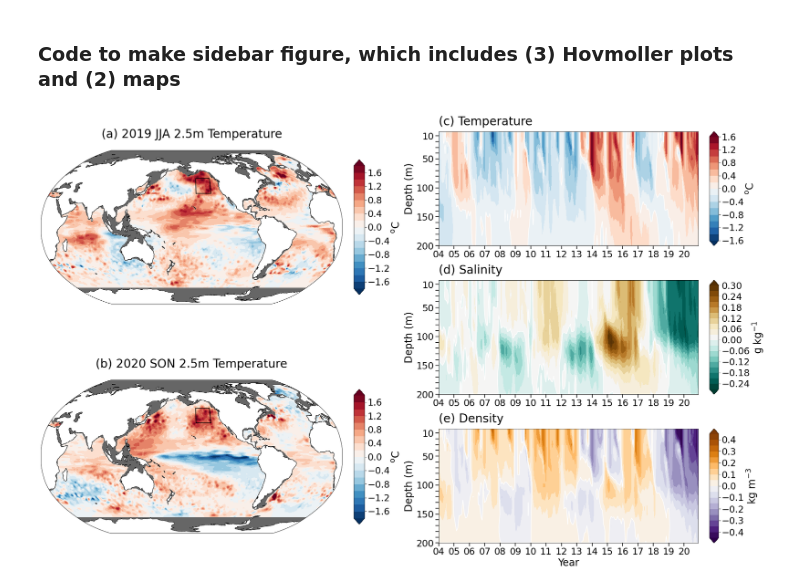
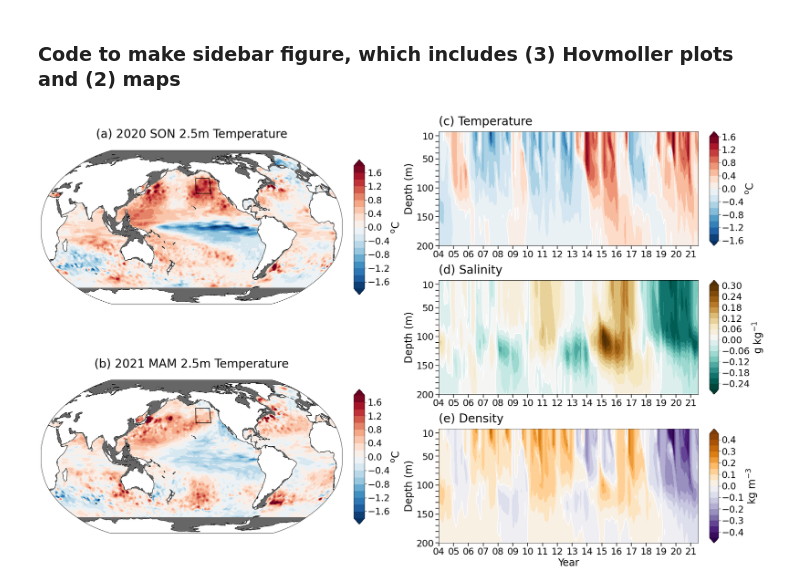
Before and after one commit to hscannell/mhw-2020, a Jupyter notebook: 02_plot_anomalies.ipynb, the cells around one changed output. Cells and saved outputs as stored; diff of their text form; code cells hidden in the pictures.

Commit message:
update data

```diff
--- a/02_plot_anomalies.ipynb
+++ b/02_plot_anomalies.ipynb
@@ -26,7 +26,7 @@ def truncate_colormap(cmap, minval=0.0, maxval=1.0, n=100):
     return new_cmap
 # %%
 # import post-processed data
-data_path = '/glade/scratch/scanh/climate2020/CT_SA_sigmaT_RG09_d18_m01_y2021.nc'
+data_path = '/burg/home/hs3277/mhw-2020/data/CT_SA_sigmaT_RG09_m07_y2021.nc'
 ds = xr.open_mfdataset(data_path, decode_times=True)
 # %%
 # Average quantities with Northeast Pacific Domain
@@ -46,7 +46,7 @@ gs01 = gs0[0].subgridspec(2, 1)
 plt.rc('xtick', labelsize=22)
 plt.rc('ytick', labelsize=22)
 date_form = DateFormatter("%y")
-datelist = pd.date_range(start='1/01/2004', end='12/01/2020', freq='YS').tolist()
+datelist = pd.date_range(start='1/01/2004', end='07/01/2021', freq='YS').tolist()
 fs = 24
 fst = 28
 
@@ -56,7 +56,7 @@ cont = ax1.contourf(CT_anom_box.TIME, CT_anom_box.PRESSURE, CT_anom_box.T, level
 cont_0 = ax1.contour(CT_anom_box.TIME, CT_anom_box.PRESSURE, CT_anom_box.T, levels=0, colors='white')
 plt.ylim(2.5,200)
 plt.yticks(np.arange(10,210,10), ('10','','','','50','','','','','100','','','','','150','','','','','200'))
-plt.xlim(np.datetime64('2004-01-01'),np.datetime64('2020-12-01'))
+plt.xlim(np.datetime64('2004-01-01'),np.datetime64('2021-07-01'))
 plt.xticks(datelist)
 plt.gca().invert_yaxis()
 plt.ylabel('Depth (m)', fontsize=fs)
@@ -73,7 +73,7 @@ cont = ax2.contourf(SA_anom_box.TIME, SA_anom_box.PRESSURE, SA_anom_box.T, level
 cont_0 = ax2.contour(SA_anom_box.TIME, SA_anom_box.PRESSURE, SA_anom_box.T, levels=0, colors='white')
 plt.ylim(2.5,200)
 plt.yticks(np.arange(10,210,10), ('10','','','','50','','','','','100','','','','','150','','','','','200'))
-plt.xlim(np.datetime64('2004-01-01'),np.datetime64('2020-12-01'))
+plt.xlim(np.datetime64('2004-01-01'),np.datetime64('2021-07-01'))
 plt.xticks(datelist)
 plt.gca().invert_yaxis()
 plt.ylabel('Depth (m)', fontsize=fs)
@@ -90,7 +90,7 @@ cont = ax3.contourf(sigmaT_anom_box.TIME, sigmaT_anom_box.PRESSURE, sigmaT_anom_
 cont_0 = ax3.contour(sigmaT_anom_box.TIME, sigmaT_anom_box.PRESSURE, sigmaT_anom_box.T, levels=0, colors='white')
 plt.ylim(2.5,200)
 plt.yticks(np.arange(10,210,10), ('10','','','','50','','','','','100','','','','','150','','','','','200'))
-plt.xlim(np.datetime64('2004-01-01'),np.datetime64('2020-12-01'))
+plt.xlim(np.datetime64('2004-01-01'),np.datetime64('2021-07-01'))
 plt.xticks(datelist)
 plt.gca().invert_yaxis()
 plt.ylabel('Depth (m)', fontsize=fs)
@@ -102,11 +102,11 @@ plt.xlabel('Year', fontsize=fs)
 ax3.tick_params(direction='out', length=8, width=1.5, colors='k')
 plt.title('(e) Density', loc='left', pad=15, fontsize=fst)
 
-# JJA 2019 map of surface temperature
+# SON 2020 map of surface temperature
 ax4 = fig10.add_subplot(gs01[0,0], projection=ccrs.Robinson(central_longitude=200))
 cont2 = ax4.contourf(ds.LONGITUDE-360,
                     ds.LATITUDE,
-                    ds.CT_anom[:,0,:,:].loc[dict(TIME=slice('2019-06-01','2019-08-01'))].mean('TIME'),
+                    ds.CT_anom[:,0,:,:].loc[dict(TIME=slice('2020-09-01','2020-11-01'))].mean('TIME'),
                     cmap=plt.get_cmap('RdBu_r'),
                     extend='both',
                     levels=np.arange(-1.8,2,.2),
@@ -116,40 +116,40 @@ cont2 = ax4.contourf(ds.LONGITUDE-360,
 cbar = plt.colorbar(cont2, fraction=0.02, pad=0.03, shrink=0.6)
 cbar.set_label(r"$\rm ^{o}C$", fontsize=fs)
 plt.gca().patch.set_color('.40')
-ax4.add_feature(cfeature.LAND, facecolor='white', zorder=1) # '#d3d3d3'
+ax4.add_feature(cfeature.LAND, facecolor='white', zorder=1)
 ax4.coastlines(linewidth=1,zorder=2)
 lon_formatter = LongitudeFormatter(zero_direction_label=False)
 lat_formatter = LatitudeFormatter()
 ax4.xaxis.set_major_formatter(lon_formatter)
 ax4.yaxis.set_major_formatter(lat_formatter)
 ax4.set_extent([20.5, 379.5, -90, 90], crs=ccrs.PlateCarree())
-plt.title('(a) 2019 JJA 2.5m Temperature', loc='center', pad=30, fontsize=fst)
+plt.title('(a) 2020 SON 2.5m Temperature', loc='center', pad=30, fontsize=fst)
 plt.plot([-154.5,-135.5,-135.5,-154.5,-154.5], [35.5,35.5,51.5,51.5,35.5],'k',transform=ccrs.PlateCarree());
 
-# SON 2020 map of surface temperature
+# MAM 2021 map of surface temperature
 ax5 = fig10.add_subplot(gs01[1,0], projection=ccrs.Robinson(central_longitude=200))
 cont = ax5.contourf(ds.LONGITUDE-360,
                     ds.LATITUDE,
-                    ds.CT_anom[:,0,:,:].loc[dict(TIME=slice('2020-09-01','2020-11-01'))].mean('TIME'),
+                    ds.CT_anom[:,0,:,:].loc[dict(TIME=slice('2021-03-01','2021-05-01'))].mean('TIME'),
                     cmap=plt.get_cmap('RdBu_r'),
                     extend='both',
                     levels=np.arange(-1.8,2,.2),
                     vmin=-1.8,
                     vmax=1.8,
                     transform=ccrs.PlateCarree())
 cbar = plt.colorbar(cont, fraction=0.02, pad=0.03, shrink=0.6)
 cbar.set_label(r"$\rm ^{o}C$", fontsize=fs)
 plt.gca().patch.set_color('.40')
-ax5.add_feature(cfeature.LAND, facecolor='white', zorder=1) # '#d3d3d3'
+ax5.add_feature(cfeature.LAND, facecolor='white', zorder=1)
 ax5.coastlines(linewidth=1,zorder=2)
 lon_formatter = LongitudeFormatter(zero_direction_label=False)
 lat_formatter = LatitudeFormatter()
 ax5.xaxis.set_major_formatter(lon_formatter)
 ax5.yaxis.set_major_formatter(lat_formatter)
 ax5.set_extent([20.5, 379.5, -90, 90], crs=ccrs.PlateCarree())
-plt.title('(b) 2020 SON 2.5m Temperature', loc='center', pad=30, fontsize=fst)
+plt.title('(b) 2021 MAM 2.5m Temperature', loc='center', pad=30, fontsize=fst)
 plt.plot([-154.5,-135.5,-135.5,-154.5,-154.5], [35.5,35.5,51.5,51.5,35.5],'k',transform=ccrs.PlateCarree())
 
-plt.savefig('/glade/u/home/scanh/mhw-2020/figures/figure1_2004_2020.eps', dpi=200)
+plt.savefig('/burg/home/hs3277/mhw-2020/figures/figure1_2004_2021.eps', dpi=200)
 # %% [output]
-[figure, old version]
+[figure, new version]
```
Also changed, not shown: 3 other files.
